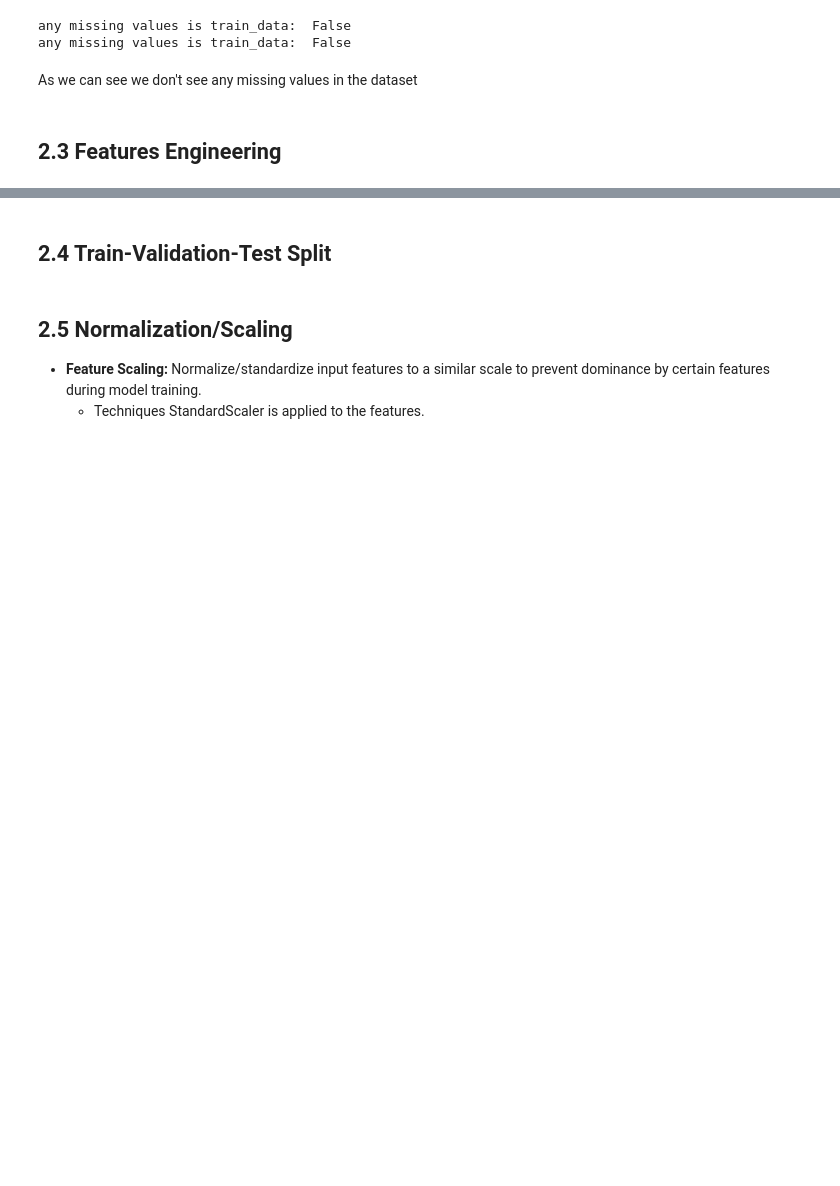
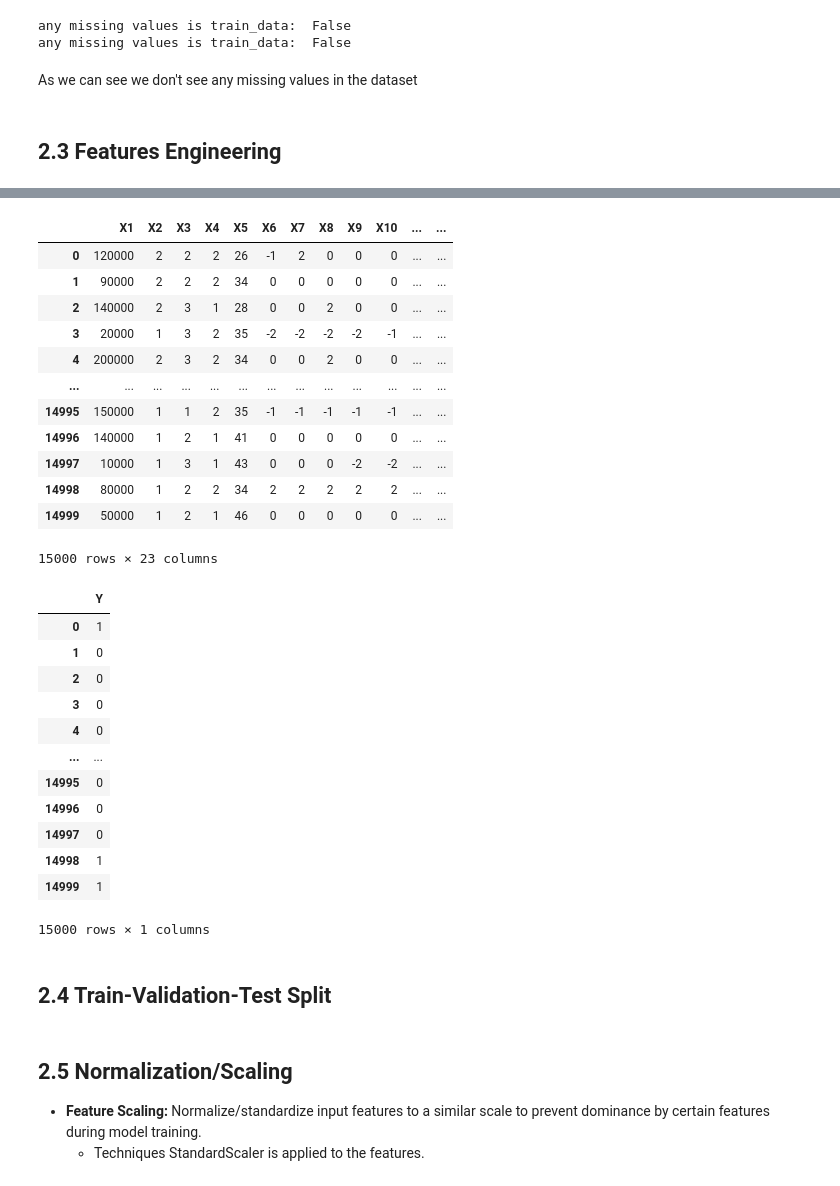
Before and after one commit to rjosh003-CS/Data-Mining-coursework, a Jupyter notebook: DM_coursework_part_2.ipynb, the cells around one changed output, grey strips where cells are left out. Drawn from its saved outputs; the diff is of its cells as text; code cells hidden in the pictures; blank space fills up the shorter version.

```diff
--- a/DM_coursework_part_2.ipynb
+++ b/DM_coursework_part_2.ipynb
@@ -403,3 +605,33 @@ As we can see we don't see any missing values in the dataset
+# %%
+display(test_X)
+display(test_y)
+# %% [output]
+|  | X1 | X2 | X3 | X4 | X5 | X6 | X7 | X8 | X9 | X10 | ... | ... |
+| 0 | 120000 | 2 | 2 | 2 | 26 | -1 | 2 | 0 | 0 | 0 | ... | ... |
+| 1 | 90000 | 2 | 2 | 2 | 34 | 0 | 0 | 0 | 0 | 0 | ... | ... |
+| 2 | 140000 | 2 | 3 | 1 | 28 | 0 | 0 | 2 | 0 | 0 | ... | ... |
+| 3 | 20000 | 1 | 3 | 2 | 35 | -2 | -2 | -2 | -2 | -1 | ... | ... |
+| 4 | 200000 | 2 | 3 | 2 | 34 | 0 | 0 | 2 | 0 | 0 | ... | ... |
+| ... | ... | ... | ... | ... | ... | ... | ... | ... | ... | ... | ... | ... |
+| 14995 | 150000 | 1 | 1 | 2 | 35 | -1 | -1 | -1 | -1 | -1 | ... | ... |
+| 14996 | 140000 | 1 | 2 | 1 | 41 | 0 | 0 | 0 | 0 | 0 | ... | ... |
+| 14997 | 10000 | 1 | 3 | 1 | 43 | 0 | 0 | 0 | -2 | -2 | ... | ... |
+| 14998 | 80000 | 1 | 2 | 2 | 34 | 2 | 2 | 2 | 2 | 2 | ... | ... |
+| 14999 | 50000 | 1 | 2 | 1 | 46 | 0 | 0 | 0 | 0 | 0 | ... | ... |
+15000 rows × 23 columns
+|  | Y |
+| 0 | 1 |
+| 1 | 0 |
+| 2 | 0 |
+| 3 | 0 |
+| 4 | 0 |
+| ... | ... |
+| 14995 | 0 |
+| 14996 | 0 |
+| 14997 | 0 |
+| 14998 | 1 |
+| 14999 | 1 |
+15000 rows × 1 columns
 # %% [markdown]
 ## 2.4 Train-Validation-Test Split
 # %% [markdown]
```
Also changed, not shown: parts of 23 cells of this notebook.
